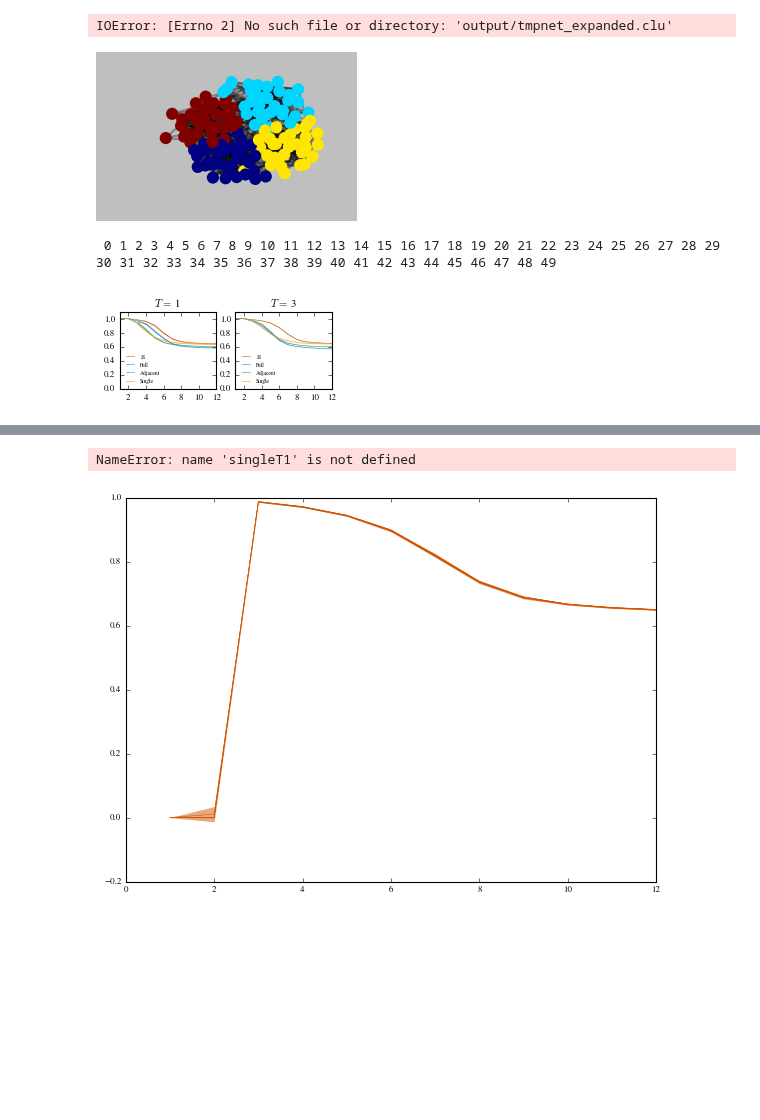
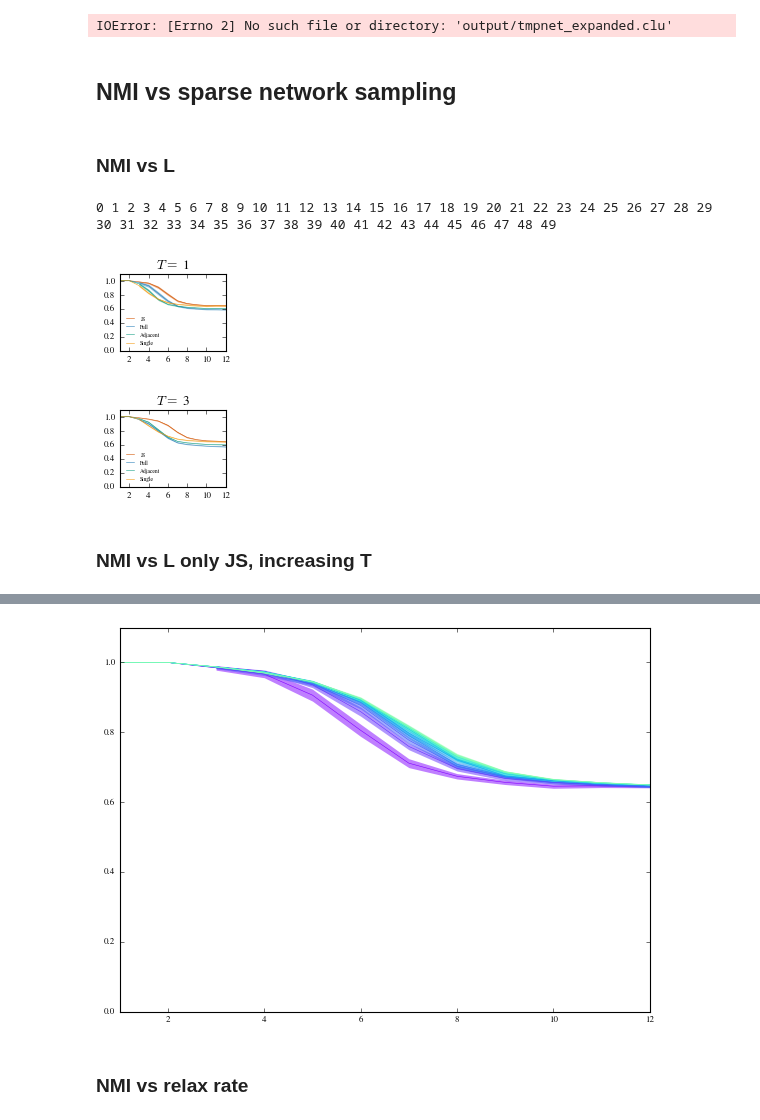
Before and after one commit to ulfaslak/recurrent_communities, a Jupyter notebook: Playspace.ipynb, the cells around one changed output, grey strips where cells are left out. Cells and saved outputs as stored; diff of their text form; code cells hidden in the pictures; blank space fills up the shorter version.

```diff
--- a/Playspace.ipynb
+++ b/Playspace.ipynb
@@ -1040,6 +1040,8 @@ for noise_spacing in range(0, 2):
     print
 # %% [output]
 IOError: [Errno 2] No such file or directory: 'output/tmpnet_expanded.clu'
+# %% [markdown]
+## NMI vs sparse network sampling
 # %%
 def graph_list_to_pajek(G_list):
     """Convert list of graphs to multilayer pajek string
@@ -1246,9 +1260,6 @@ def multigraph_to_weighted_graph(M):
         else:
             G.add_edge(u, v, weight=w)
     return G
-# %%
-G, p = LFR_benchmark_graph(mu=0.1)
-ulf.draw(multigraph_to_weighted_graph(G), partition=zip(*sorted(p.items(), key=lambda (k, v): k))[1])
-# %% [output]
-[figure, removed]
+# %% [markdown]
+### NMI vs L
 # %%
@@ -1386,27 +1387,27 @@ jsT1, fullT1, adjT1, singleT1 = run_simulation(1, 50)
 # %%
 def make121(X):
     return np.append(np.ones((np.array(X)[:, 2:].shape[0], 2)), np.array(X)[:, 2:], axis=1)
 
-plt.figure(None, figsize=(3.42, 1.2), frameon=False)
-for fignum, T in enumerate([1, 3], 1):
+for T in [1, 3]:
 
     L_max = 12
     X = [range(1, L_max+1)]
 
-    plt.subplot(1, 2, fignum)
+    plt.figure(None, figsize=(3.42/2.0, 1.2), frameon=False)
     plt.title("$T =$ %d" % T)
     confidence_intervals(X, make121(globals()["jsT%d" % T]), c="#d35400", label="JS", lw=0.5)
     confidence_intervals(X, make121(globals()["fullT%d" % T]), "#2980b9", label="Full", lw=0.5)
     confidence_intervals(X, make121(globals()["adjT%d" % T]), c="#16a085", label="Adjacent", lw=0.5)
     confidence_intervals(X, make121(globals()["singleT%d" % T]), c="#f39c12", label="Single", lw=0.5)
 
     plt.xlim(1, L_max)
     plt.ylim(0, 1.1)
 
     plt.legend(loc="lower left", fontsize=5, frameon=False)
-
-#plt.savefig("figures/NMI_vs_L_where_T_equals_is_1_and_3.pdf")
-plt.show()
+    plt.savefig("figures/NMI_vs_L_where_T_is_%d.pdf" % T)
 # %% [output]
-[figure, old version]
+[figure, new version]
+[figure, added]
+# %% [markdown]
+### NMI vs L only JS, increasing T
 # %%
@@ -1513,23 +1504,28 @@ Running simulation with T = 12, over 50 iterations
         Iteration 49     -->     DONE!
 # %%
 def make121(X):
-    return X
+#    return X
     return np.append(np.ones((np.array(X)[:, 2:].shape[0], 2)), np.array(X)[:, 2:], axis=1)
 
 plt.figure(None, figsize=(3.42/2.0*5, 1.2*5), frameon=False)
 L_max = 12
 X = [range(1, L_max+1)]
-for T in [12, 14, 16, 18]:
-    confidence_intervals(X, make121(globals()["jsT%d" % T]), c="#d35400", label=T, lw=0.5)
+cmap = ulf.cmap_in_range([1, 18])
+for T in range(1, 11):# + [12, 14, 16, 18]:
+    confidence_intervals(X, make121(globals()["jsT%d" % T]), c=cmap(T), label=T, lw=0.5)
 
-confidence_intervals(X, make121(sing), c="#f39c12", label="Single", lw=0.5)
+#confidence_intervals(X, make121(sing), c="#f39c12", label="Single", lw=0.5)
 plt.xlim(1, L_max)
 plt.ylim(0, 1.1)
+#plt.xlim(6, 8)
+#plt.ylim(0.7, 0.9)
 
-plt.legend(loc="lower left", fontsize=10, frameon=False)
+
+#plt.legend(loc="lower left", fontsize=10, frameon=False)
 
 #plt.savefig("figures/NMI_vs_L_where_T_equals_is_1_and_3.pdf")
 plt.show()
 # %% [output]
-NameError: name 'singleT1' is not defined
-[figure, old version]
+[figure, new version]
+# %% [markdown]
+### NMI vs relax rate
```
Also changed, not shown: parts of 11 cells of this notebook, 18 other files.
